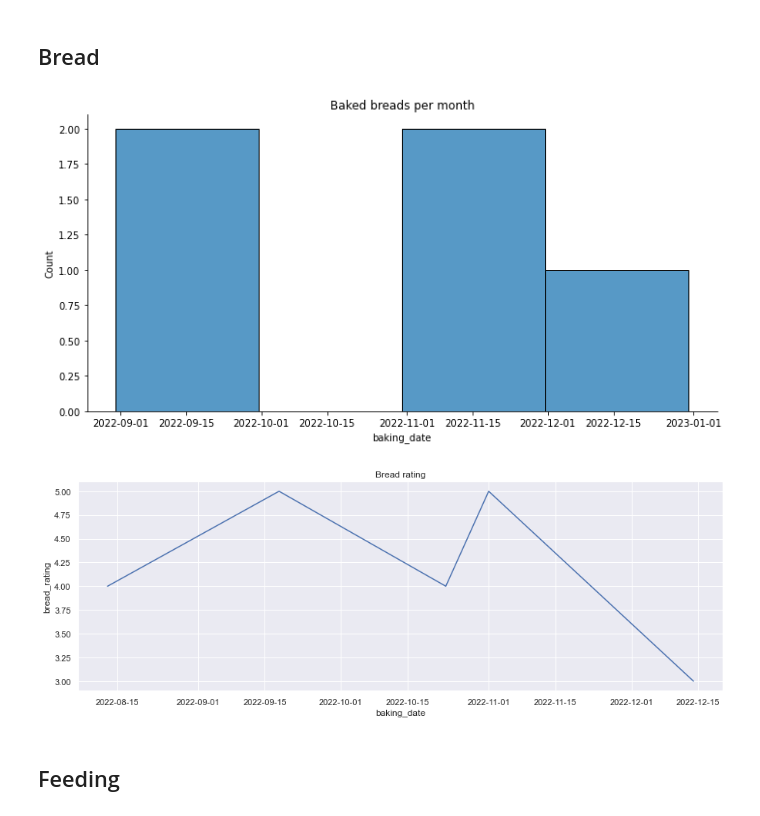
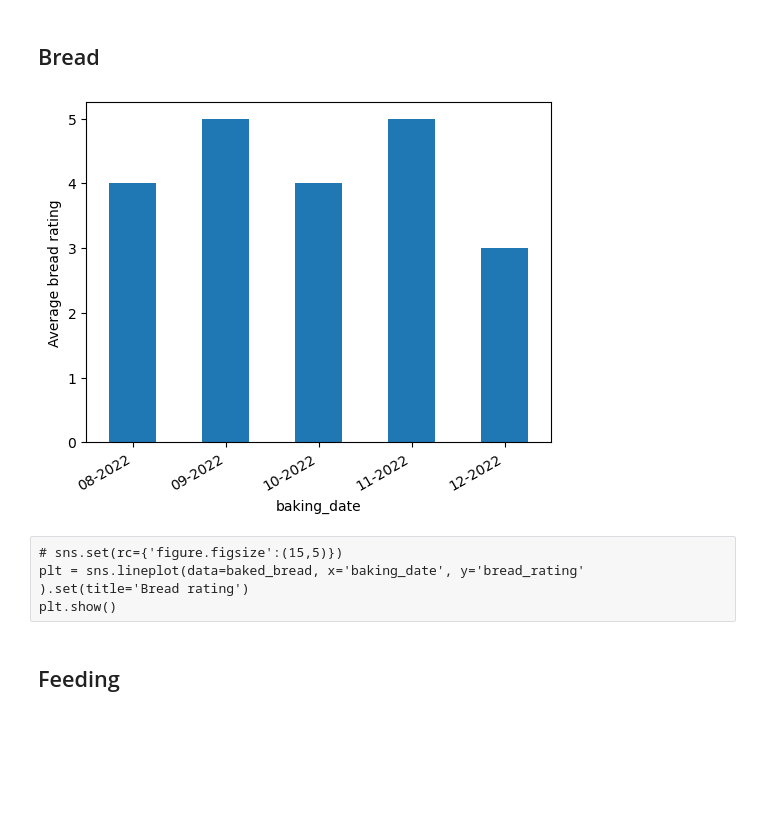
Before and after one commit to kiralenz/keeprising, a Jupyter notebook: notebooks/experimental/chart_creation.ipynb, the cells around one changed output. Saved outputs shown, nothing was run; the diff lists cells and outputs as text; code cells hidden in the pictures; blank space fills up the shorter version.

Commit message:
fixing plot errors

```diff
--- a/notebooks/experimental/chart_creation.ipynb
+++ b/notebooks/experimental/chart_creation.ipynb
@@ -268,22 +275,28 @@ You have 90.0g of starter leftover.
 # Plots
 # %% [markdown]
 ## Bread
-# %%
-sns.displot(
-    data=baked_bread.groupby(pd.Grouper(key="baking_date", freq="M"))[
-        "bread_rating"
-    ].mean(),
-    x="baking_date",
-    height=5,
-    aspect=2,
-).set(title='Baked breads per month');
-# %% [output]
-[figure, removed]
-# %%
-sns.set(rc={'figure.figsize':(15,5)})
-sns.lineplot(data=baked_bread, x='baking_date', y='bread_rating'
-).set(title='Bread rating');
-# %% [output]
-[figure, removed]
+# %%
+plot_baked_bread = baked_bread.groupby(pd.Grouper(key="baking_date", freq="M"))[
+        "bread_rating"
+    ].mean().to_frame('avg_bread_rating')
+# %%
+fig, ax = plt.subplots(figsize=(6, 5))
+
+plot_baked_bread.plot(kind='bar', ylabel='Average bread rating', legend=False, ax=ax)
+
+# Adapt the x tick labels
+ticklabels = plot_baked_bread.index
+ticklabels = [item.strftime('%m-%Y') for item in plot_baked_bread.index]
+ax.xaxis.set_major_formatter(ticker.FixedFormatter(ticklabels))
+plt.gcf().autofmt_xdate()
+
+plt.show()
+# %% [output]
+[figure, added]
+# %% [raw]
+# sns.set(rc={'figure.figsize':(15,5)})
+plt = sns.lineplot(data=baked_bread, x='baking_date', y='bread_rating'
+).set(title='Bread rating')
+plt.show()
 # %% [markdown]
 ## Feeding
```
Also changed, not shown: parts of 17 cells of this notebook, 2 other files.
